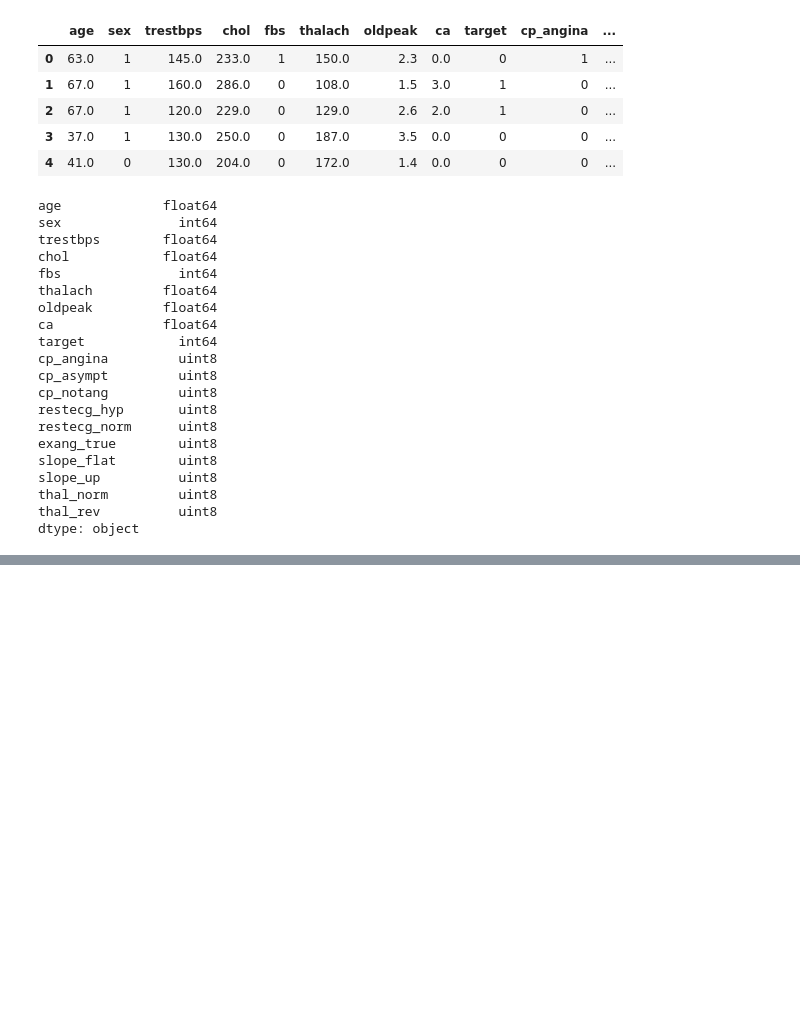
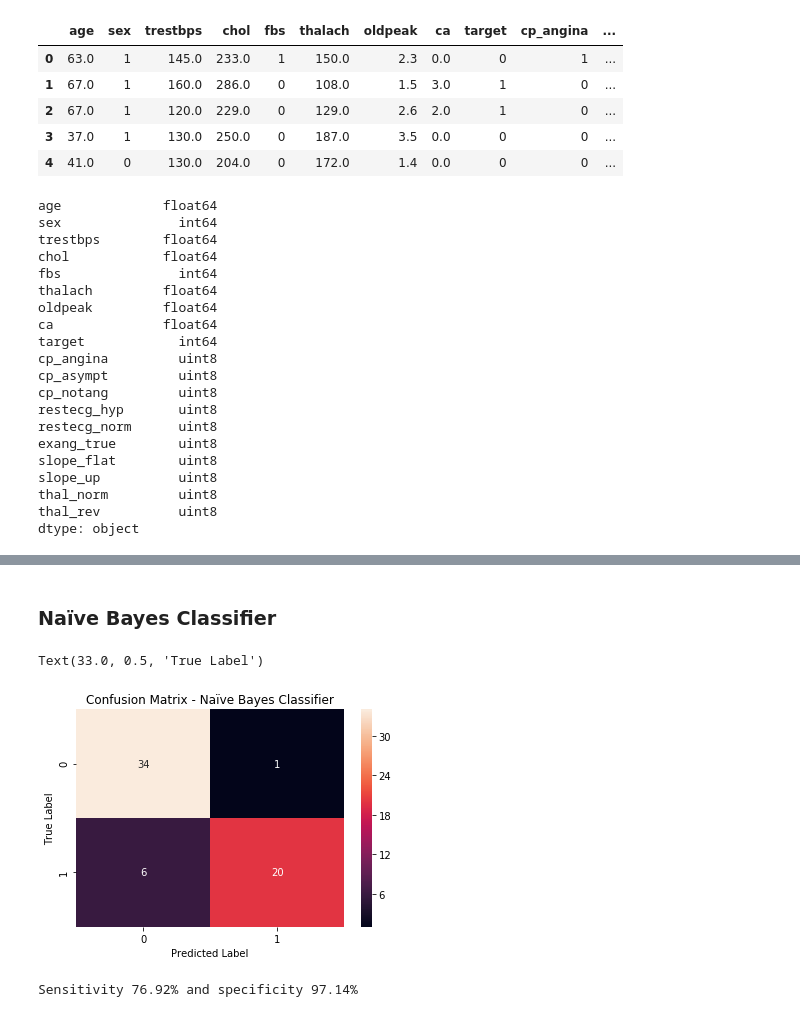
Before and after one commit to avinashpasupulate/cardiovascular_disease_occurence-binomial_classification, a Jupyter notebook: emr_proc-classification.ipynb, the cells around one changed output, grey strips where cells are left out. Saved outputs shown, nothing was run; the diff lists cells and outputs as text; code cells hidden in the pictures; blank space fills up the shorter version.

```diff
--- a/emr_proc-classification.ipynb
+++ b/emr_proc-classification.ipynb
@@ -182,0 +283,4 @@ x_train, x_test, y_train, y_test = train_test_split(mod_df.drop('target', axis =
+# %%
+gnb_model = GaussianNB()
+# %%
+gnb_fit = gnb_model.fit(x_train, y_train)
@@ -182,0 +319,3 @@ x_train, x_test, y_train, y_test = train_test_split(mod_df.drop('target', axis =
+# %%
+gnb_pred = gnb_fit.predict(x_test)
+gnb_true = y_test
@@ -182,0 +359,18 @@ x_train, x_test, y_train, y_test = train_test_split(mod_df.drop('target', axis =
+# %% [markdown]
+<h3>Naïve Bayes Classifier</h3>
+# %%
+cm_gnb = confusion_matrix(gnb_true, gnb_pred)
+ax = plt.subplot()
+sns.heatmap(cm_gnb, annot = True, ax = ax)
+ax.set_title('Confusion Matrix - Naïve Bayes Classifier')
+ax.set_xlabel('Predicted Label')
+ax.set_ylabel('True Label')
+# %% [output]
+Text(33.0, 0.5, 'True Label')
+[figure, added]
+# %%
+sensitivity = (cm_gnb[1,1]/(cm_gnb[1,1]+cm_gnb[1,0]))
+specificity = (cm_gnb[0,0]/(cm_gnb[0,0]+cm_gnb[0,1]))
+print('Sensitivity {:.2f}% and specificity {:.2f}%'.format(sensitivity*100, specificity*100))
+# %% [output]
+Sensitivity 76.92% and specificity 97.14%
```
Also changed, not shown: parts of 60 cells of this notebook.
